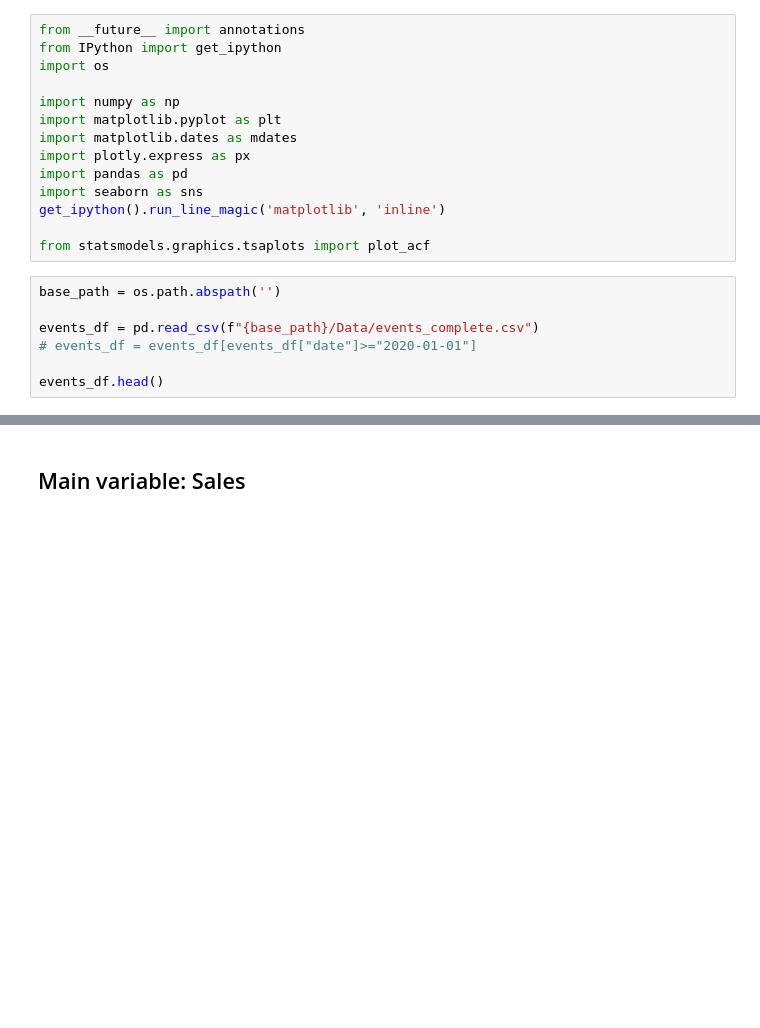
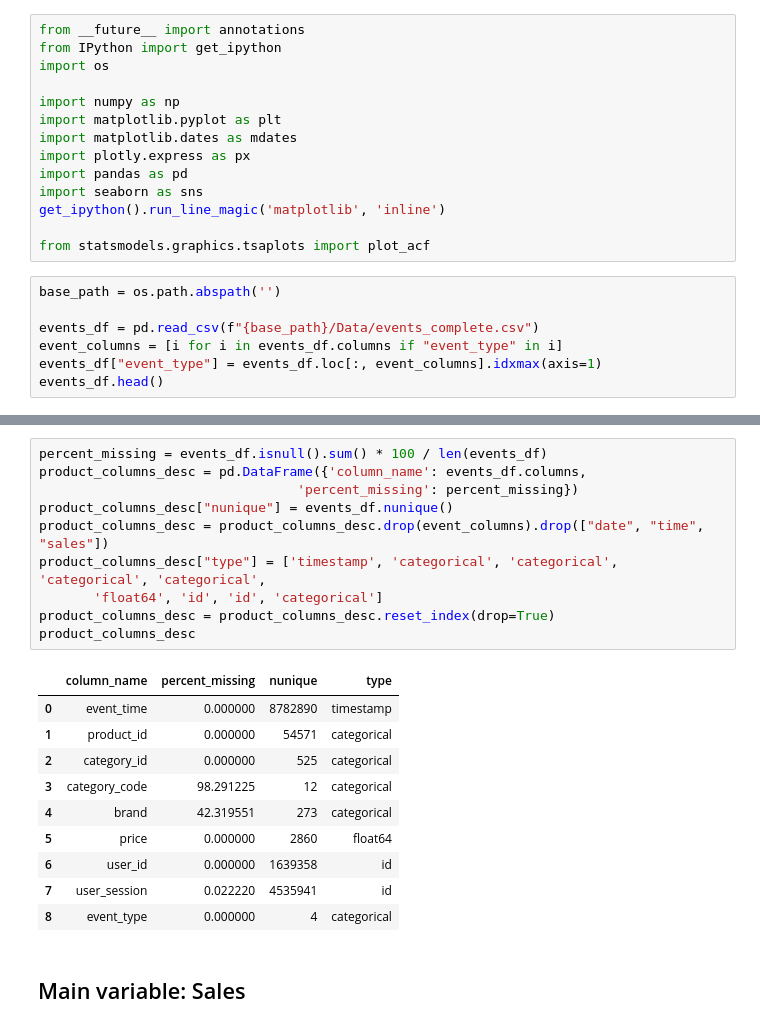
Before and after one commit to Bati-bot/Design-of-experiments-DOE, a Jupyter notebook: EDA.ipynb, the cells around one changed output, grey strips where cells are left out. Drawn from its saved outputs; the diff is of its cells as text; blank space fills up the shorter version.

```diff
--- a/EDA.ipynb
+++ b/EDA.ipynb
@@ -16,8 +16,8 @@ from statsmodels.graphics.tsaplots import plot_acf
 base_path = os.path.abspath('')
 
 events_df = pd.read_csv(f"{base_path}/Data/events_complete.csv")
-# events_df = events_df[events_df["date"]>="2020-01-01"]
-
+event_columns = [i for i in events_df.columns if "event_type" in i]
+events_df["event_type"] = events_df.loc[:, event_columns].idxmax(axis=1)
 events_df.head()
 # %% [output]
 |  | event_time | product_id | category_id | category_code | brand | price | user_id | user_session | time | ... |
@@ -26,6 +26,27 @@ events_df.head()
 | 2 | 2019-10-01 00:00:07 UTC | 5881589 | 2151191071051219817 | NaN | lovely | 13.48 | 429681830 | 49e8d843-adf3-428b-a2c3-fe8bc6a307c9 | 2019-10-01 00:00:07+00:00 | ... |
 | 3 | 2019-10-01 00:00:07 UTC | 5723490 | 1487580005134238553 | NaN | runail | 2.62 | 463240011 | 26dd6e6e-4dac-4778-8d2c-92e149dab885 | 2019-10-01 00:00:07+00:00 | ... |
 | 4 | 2019-10-01 00:00:15 UTC | 5881449 | 1487580013522845895 | NaN | lovely | 0.56 | 429681830 | 49e8d843-adf3-428b-a2c3-fe8bc6a307c9 | 2019-10-01 00:00:15+00:00 | ... |
+# %%
+percent_missing = events_df.isnull().sum() * 100 / len(events_df)
+product_columns_desc = pd.DataFrame({'column_name': events_df.columns,
+                                 'percent_missing': percent_missing})
+product_columns_desc["nunique"] = events_df.nunique()
+product_columns_desc = product_columns_desc.drop(event_columns).drop(["date", "time", "sales"])
+product_columns_desc["type"] = ['timestamp', 'categorical', 'categorical', 'categorical', 'categorical',
+       'float64', 'id', 'id', 'categorical']
+product_columns_desc = product_columns_desc.reset_index(drop=True)
+product_columns_desc
+# %% [output]
+|  | column_name | percent_missing | nunique | type |
+| 0 | event_time | 0.000000 | 8782890 | timestamp |
+| 1 | product_id | 0.000000 | 54571 | categorical |
+| 2 | category_id | 0.000000 | 525 | categorical |
+| 3 | category_code | 98.291225 | 12 | categorical |
+| 4 | brand | 42.319551 | 273 | categorical |
+| 5 | price | 0.000000 | 2860 | float64 |
+| 6 | user_id | 0.000000 | 1639358 | id |
+| 7 | user_session | 0.022220 | 4535941 | id |
+| 8 | event_type | 0.000000 | 4 | categorical |
 # %% [markdown]
 ## Main variable: Sales
 # %%
```
